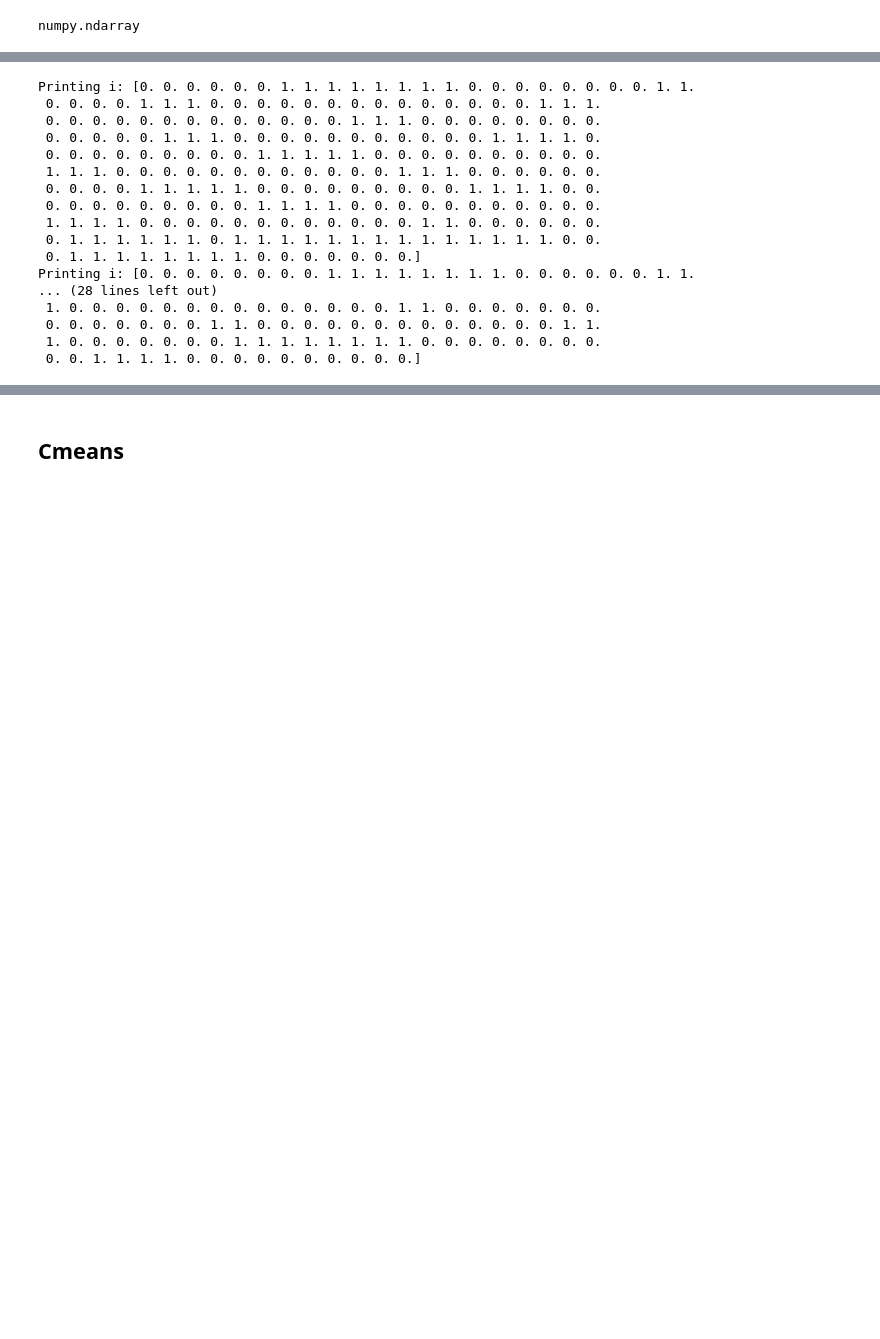
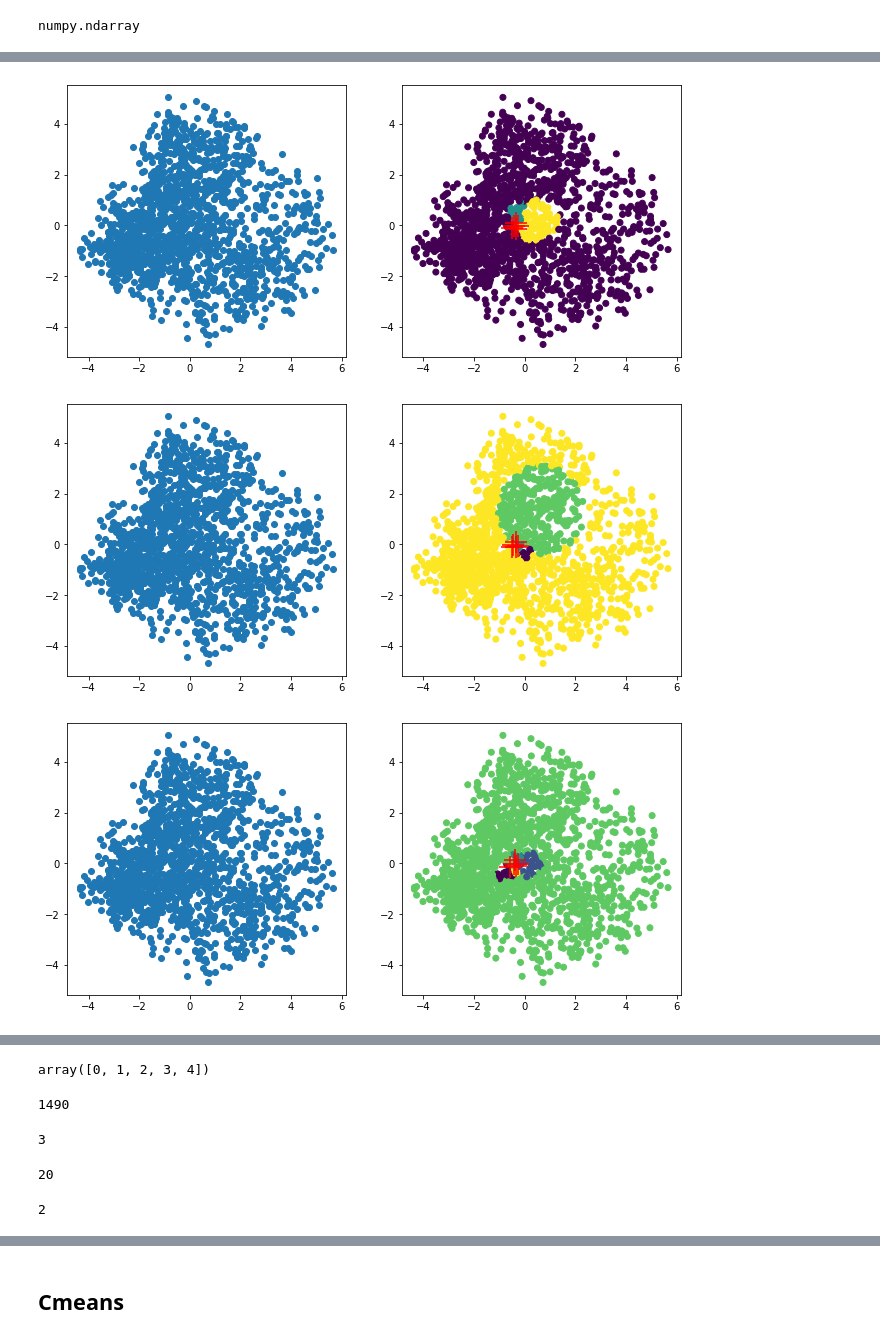
Before and after one commit to mosemb/Assignments_Wellbeing-Technologies, a Jupyter notebook: Assignment3/Assignment_3.ipynb, the cells around one changed output, grey strips where cells are left out. Drawn from its saved outputs; the diff is of its cells as text; code cells hidden in the pictures; blank space fills up the shorter version.

```diff
--- a/Assignment3/Assignment_3.ipynb
+++ b/Assignment3/Assignment_3.ipynb
@@ -253,4 +291,4 @@ numpy.ndarray
 # %%
 pca = PCA(n_components=2)
 reduced_data = pca.fit_transform(x)
-test = use_posbc(5,5,reduced_data)
+class_labels = use_posbc(5,5,reduced_data)
@@ -297,22 +295,7 @@ plt.matshow(vis)
-# %%
-for i in vis:
-    #plt.imshow(i, cmap=plt.cm.binary)
-    print("Printing i:",i)
-# %% [output]
-Printing i: [0. 0. 0. 0. 0. 0. 1. 1. 1. 1. 1. 1. 1. 1. 0. 0. 0. 0. 0. 0. 0. 0. 1. 1.
- 0. 0. 0. 0. 1. 1. 1. 0. 0. 0. 0. 0. 0. 0. 0. 0. 0. 0. 0. 0. 0. 1. 1. 1.
- 0. 0. 0. 0. 0. 0. 0. 0. 0. 0. 0. 0. 0. 1. 1. 1. 0. 0. 0. 0. 0. 0. 0. 0.
- 0. 0. 0. 0. 0. 1. 1. 1. 0. 0. 0. 0. 0. 0. 0. 0. 0. 0. 0. 1. 1. 1. 1. 0.
- 0. 0. 0. 0. 0. 0. 0. 0. 0. 1. 1. 1. 1. 1. 0. 0. 0. 0. 0. 0. 0. 0. 0. 0.
- 1. 1. 1. 0. 0. 0. 0. 0. 0. 0. 0. 0. 0. 0. 0. 1. 1. 1. 0. 0. 0. 0. 0. 0.
- 0. 0. 0. 0. 1. 1. 1. 1. 1. 0. 0. 0. 0. 0. 0. 0. 0. 0. 1. 1. 1. 1. 0. 0.
- 0. 0. 0. 0. 0. 0. 0. 0. 0. 1. 1. 1. 1. 0. 0. 0. 0. 0. 0. 0. 0. 0. 0. 0.
- 1. 1. 1. 1. 0. 0. 0. 0. 0. 0. 0. 0. 0. 0. 0. 0. 1. 1. 0. 0. 0. 0. 0. 0.
- 0. 1. 1. 1. 1. 1. 1. 0. 1. 1. 1. 1. 1. 1. 1. 1. 1. 1. 1. 1. 1. 1. 0. 0.
- 0. 1. 1. 1. 1. 1. 1. 1. 1. 0. 0. 0. 0. 0. 0. 0.]
-Printing i: [0. 0. 0. 0. 0. 0. 0. 0. 1. 1. 1. 1. 1. 1. 1. 1. 0. 0. 0. 0. 0. 0. 1. 1.
-... (28 lines left out)
- 1. 0. 0. 0. 0. 0. 0. 0. 0. 0. 0. 0. 0. 0. 0. 1. 1. 0. 0. 0. 0. 0. 0. 0.
- 0. 0. 0. 0. 0. 0. 0. 1. 1. 0. 0. 0. 0. 0. 0. 0. 0. 0. 0. 0. 0. 0. 1. 1.
- 1. 0. 0. 0. 0. 0. 0. 0. 1. 1. 1. 1. 1. 1. 1. 1. 0. 0. 0. 0. 0. 0. 0. 0.
- 0. 0. 1. 1. 1. 1. 0. 0. 0. 0. 0. 0. 0. 0. 0. 0.]
+# %%
+#class_labels for the handritting data
+plot_it(reduced_data,class_labels)
+# %% [output]
+[figure, added]
+[figure, added]
+[figure, added]
@@ -318,0 +304,20 @@ Printing i: [0. 0. 0. 0. 0. 0. 0. 0. 1. 1. 1. 1. 1. 1. 1. 1. 0. 0. 0. 0. 0. 0. 1
+# %%
+np.unique(class_labels[0][0])
+# %% [output]
+array([0, 1, 2, 3, 4])
+# %%
+np.where(class_labels[0][0]==0)[0].size
+# %% [output]
+1490
+# %%
+np.where(class_labels[0][0]==1)[0].size
+# %% [output]
+3
+# %%
+np.where(class_labels[0][0]==2)[0].size
+# %% [output]
+20
+# %%
+np.where(class_labels[0][0]==3)[0].size
+# %% [output]
+2
```
Also changed, not shown: parts of 27 cells of this notebook, 1 other file.
